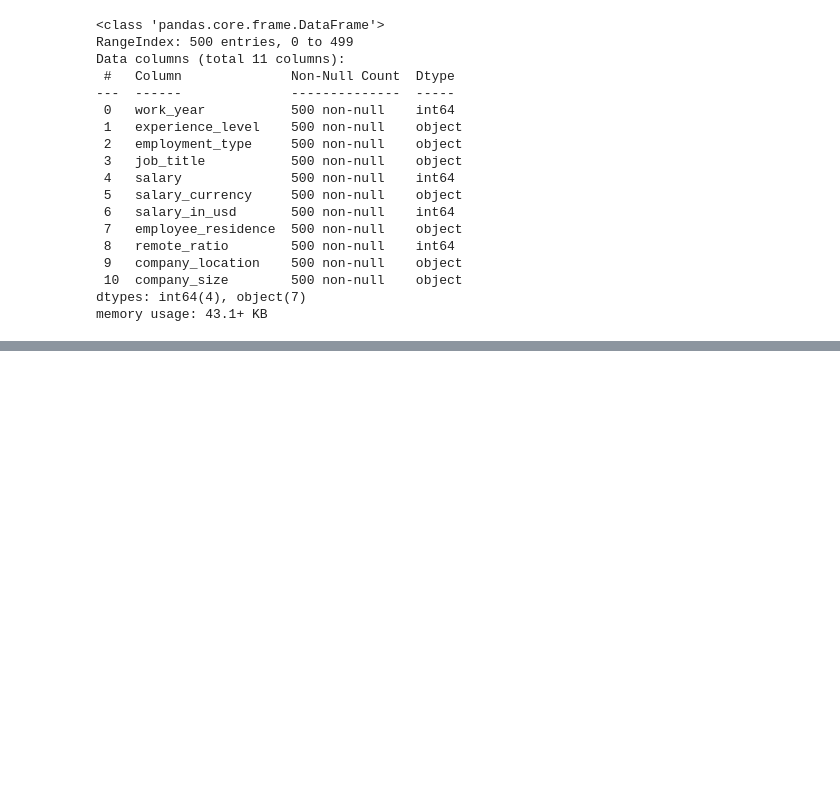
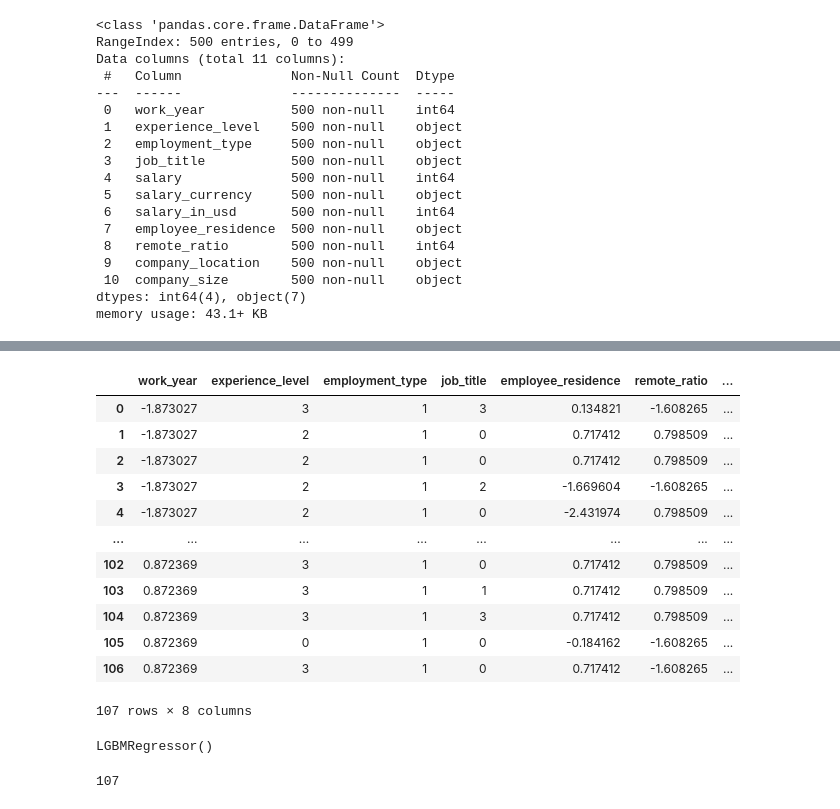
Before and after one commit to OrianAmpuero/Kaggle_Competition, a Jupyter notebook: Attempt.ipynb, the cells around one changed output, grey strips where cells are left out. Drawn from its saved outputs; the diff is of its cells as text; code cells hidden in the pictures; blank space fills up the shorter version.

```diff
--- a/Attempt.ipynb
+++ b/Attempt.ipynb
@@ -119,0 +483,18 @@ memory usage: 43.1+ KB
+# %%
+testeo.drop(columns=["salary","salary_currency"],inplace=True)
+# %%
+testeo
+# %% [output]
+|  | work_year | experience_level | employment_type | job_title | employee_residence | remote_ratio | ... |
+| 0 | -1.873027 | 3 | 1 | 3 | 0.134821 | -1.608265 | ... |
+| 1 | -1.873027 | 2 | 1 | 0 | 0.717412 | 0.798509 | ... |
+| 2 | -1.873027 | 2 | 1 | 0 | 0.717412 | 0.798509 | ... |
+| 3 | -1.873027 | 2 | 1 | 2 | -1.669604 | -1.608265 | ... |
+| 4 | -1.873027 | 2 | 1 | 0 | -2.431974 | 0.798509 | ... |
+| ... | ... | ... | ... | ... | ... | ... | ... |
+| 102 | 0.872369 | 3 | 1 | 0 | 0.717412 | 0.798509 | ... |
+| 103 | 0.872369 | 3 | 1 | 1 | 0.717412 | 0.798509 | ... |
+| 104 | 0.872369 | 3 | 1 | 3 | 0.717412 | 0.798509 | ... |
+| 105 | 0.872369 | 0 | 1 | 0 | -0.184162 | -1.608265 | ... |
+| 106 | 0.872369 | 3 | 1 | 0 | 0.717412 | -1.608265 | ... |
+107 rows × 8 columns
@@ -119,0 +503,4 @@ memory usage: 43.1+ KB
+# %%
+LGBMR.fit(X_train, y_train)
+# %% [output]
+LGBMRegressor()
@@ -119,0 +509,4 @@ memory usage: 43.1+ KB
+# %%
+len(y_pred1)
+# %% [output]
+107
```
Also changed, not shown: parts of 47 cells of this notebook.
